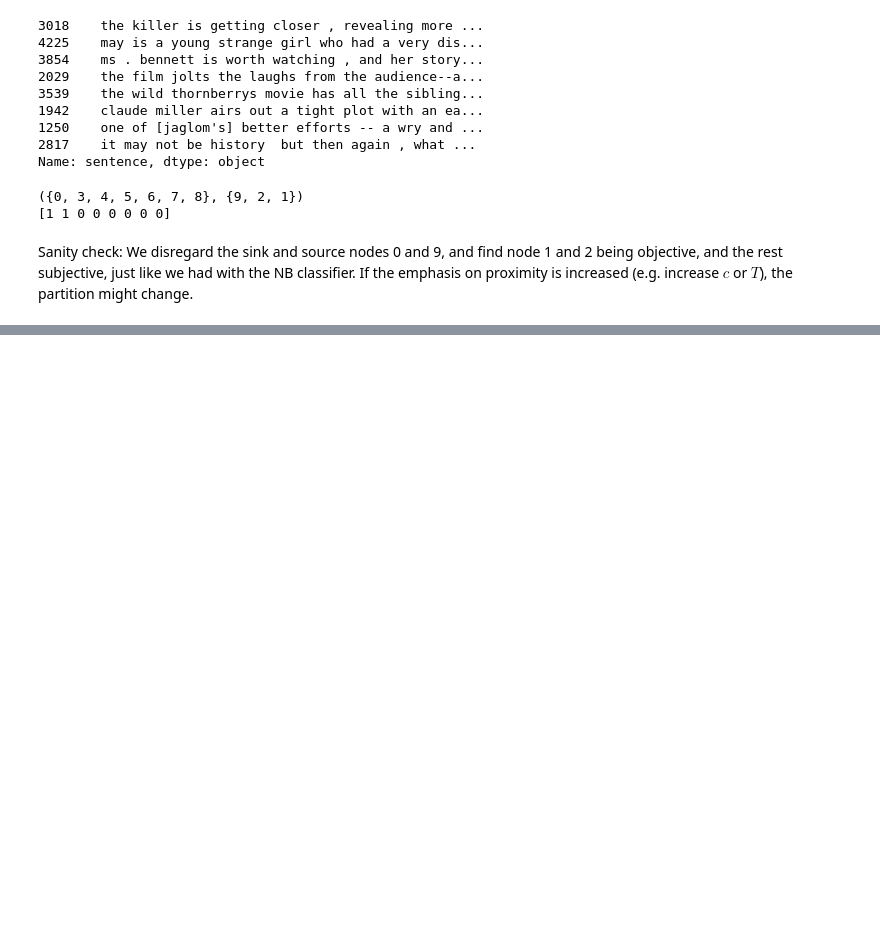
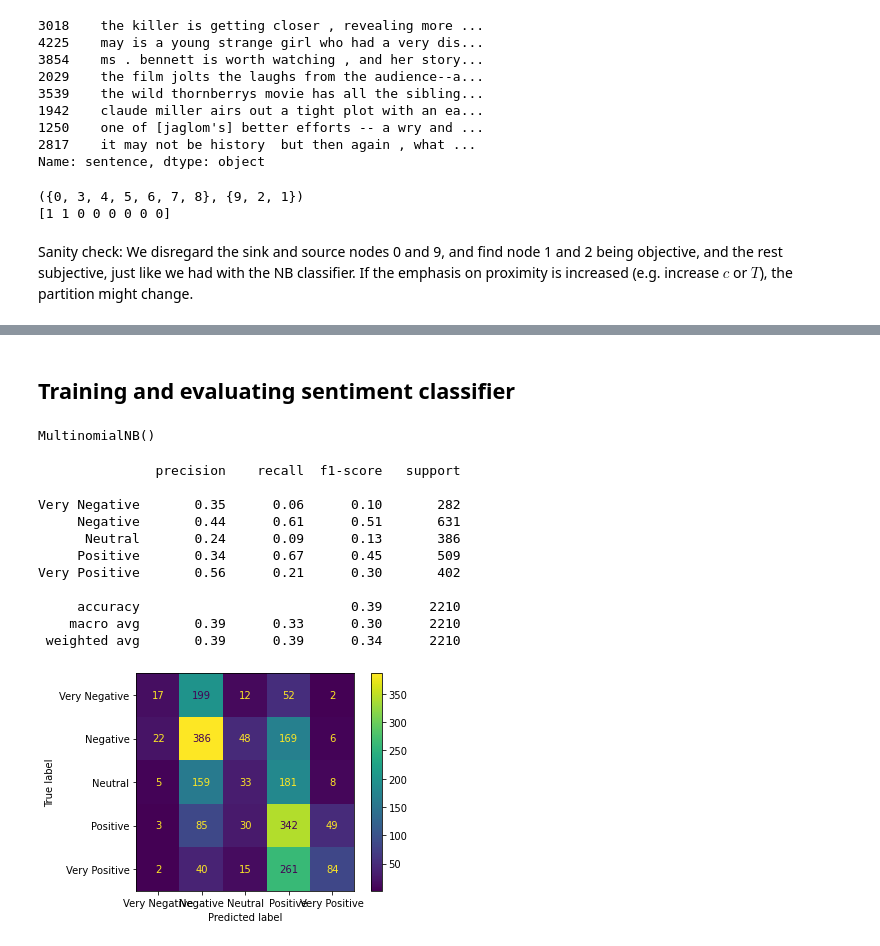
Before and after one commit to joel-n/sentiment-analysis, a Jupyter notebook: subjectivity_classification.ipynb, the cells around one changed output, grey strips where cells are left out. Cells and saved outputs as stored; diff of their text form; code cells hidden in the pictures; blank space fills up the shorter version.

```diff
--- a/subjectivity_classification.ipynb
+++ b/subjectivity_classification.ipynb
@@ -408,0 +470,30 @@ weighted avg       0.83      0.83      0.83     25000
+# %%
+# Parameters for sentiment classification features
+n_grams = 'unigram'
+binary_counts_ = False
+stop_words_ = None
+tf_idf = False
+# %%
+if n_grams == 'unigram':
+    ngram_range_ = (1, 1)
+elif n_grams == 'bigram':
+    ngram_range_ == (2, 2)
+elif n_grams == 'both':
+    ngram_range_ == (1, 2)
+
+if tf_idf:
+    sentiment_vectorizer = TfidfVectorizer(strip_accents=None,
+                                           lowercase=True,
+                                           preprocessor=None,
+                                           tokenizer=doc_preprocessor,
+                                           stop_words=stop_words_,
+                                           ngram_range=ngram_range_,
+                                           binary=binary_counts_)
+else:
+    sentiment_vectorizer = CountVectorizer(strip_accents=None,
+                                           lowercase=True,
+                                           preprocessor=None,
+                                           tokenizer=doc_preprocessor,
+                                           stop_words=stop_words_,
+                                           ngram_range=ngram_range_,
+                                           binary=binary_counts_)
@@ -408,0 +507,7 @@ weighted avg       0.83      0.83      0.83     25000
+# %% [markdown]
+## Training and evaluating sentiment classifier
+# %%
+polarity_nb = MultinomialNB()
+polarity_nb.fit(train_vec_polarity, train_lab_polarity)
+# %% [output]
+MultinomialNB()
@@ -408,0 +516,27 @@ weighted avg       0.83      0.83      0.83     25000
+# %%
+if binary_classes:
+    classes = ["Negative", "Positive"]
+else:
+    classes = ["Very Negative", "Negative", "Neutral", "Positive", "Very Positive"]
+
+clf_report  = classification_report(test_lab_polarity, te_pred_polarity, target_names=classes)
+conf_matrix = confusion_matrix(test_lab_polarity, te_pred_polarity)
+
+print(clf_report)
+
+disp = ConfusionMatrixDisplay(confusion_matrix=conf_matrix, display_labels=classes)
+disp.plot()
+plt.show()
+# %% [output]
+               precision    recall  f1-score   support
+
+Very Negative       0.35      0.06      0.10       282
+     Negative       0.44      0.61      0.51       631
+      Neutral       0.24      0.09      0.13       386
+     Positive       0.34      0.67      0.45       509
+Very Positive       0.56      0.21      0.30       402
+
+     accuracy                           0.39      2210
+    macro avg       0.39      0.33      0.30      2210
+ weighted avg       0.39      0.39      0.34      2210
+[figure, added]
```
Also changed, not shown: parts of 50 cells of this notebook.
